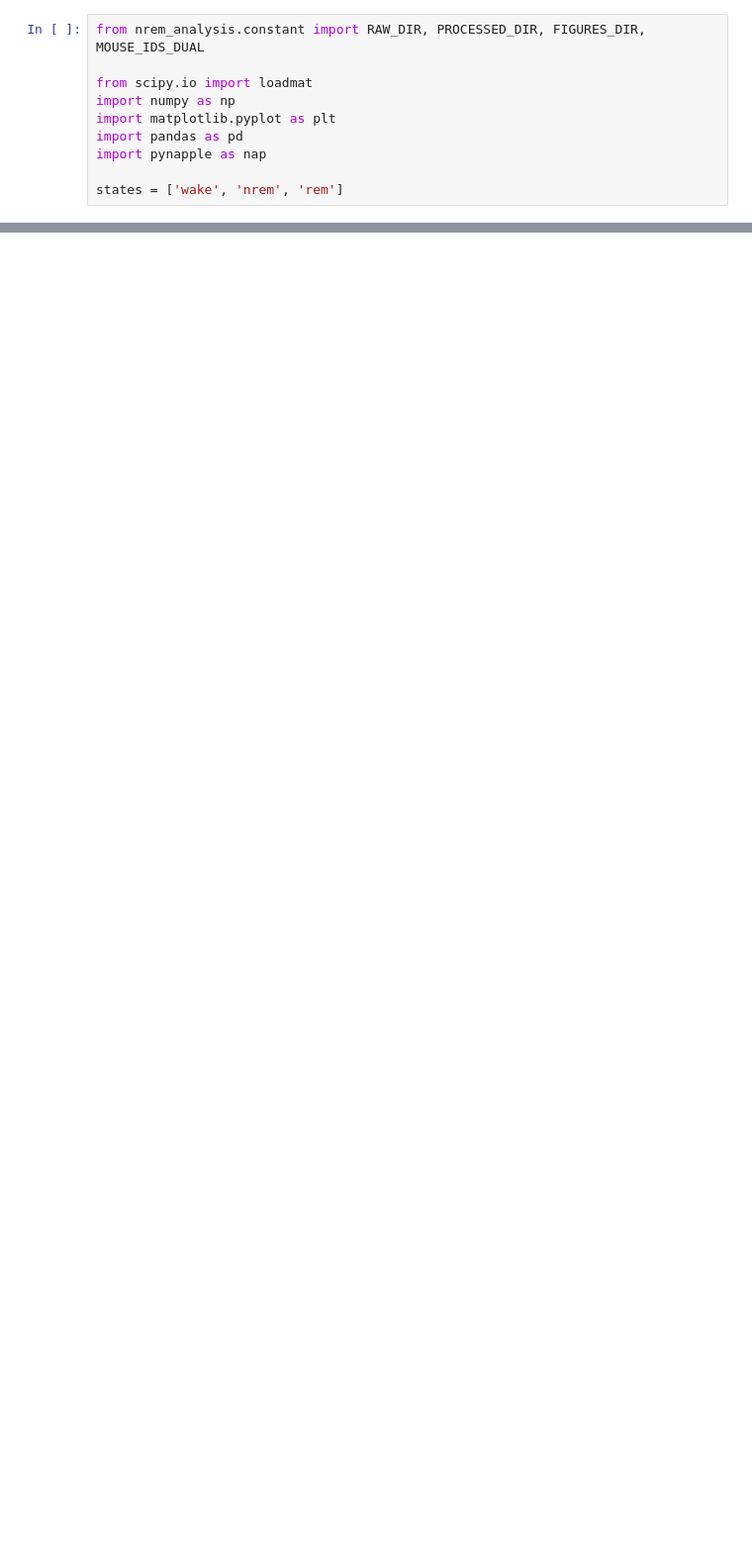
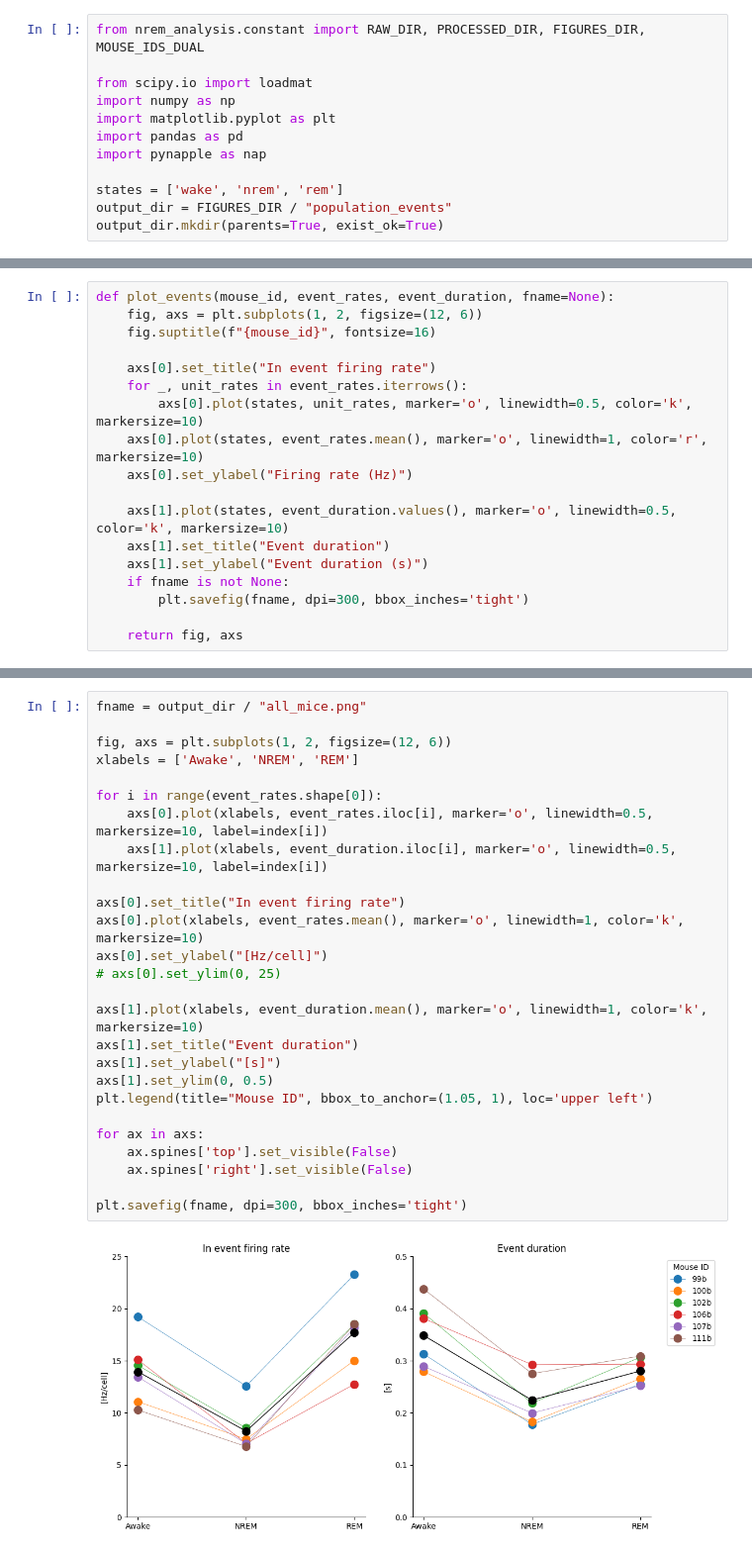
Before and after one commit to Senzai-Lab/nrem_analysis, a Jupyter notebook: notebooks/dual_recordings/population_events.ipynb, the cells around one changed output, grey strips where cells are left out. Shown at 99% size. Saved outputs shown, nothing was run; the diff lists cells and outputs as text; blank space fills up the shorter version.

Commit message:
in event, inter event

```diff
--- a/notebooks/dual_recordings/population_events.ipynb
+++ b/notebooks/dual_recordings/population_events.ipynb
@@ -8,3 +8,5 @@ import pandas as pd
 import pynapple as nap
 
 states = ['wake', 'nrem', 'rem']
+output_dir = FIGURES_DIR / "population_events"
+output_dir.mkdir(parents=True, exist_ok=True)
@@ -137,0 +17,18 @@ for state, population_events in all_population_events.items():
+# %%
+def plot_events(mouse_id, event_rates, event_duration, fname=None):
+    fig, axs = plt.subplots(1, 2, figsize=(12, 6))
+    fig.suptitle(f"{mouse_id}", fontsize=16)
+
+    axs[0].set_title("In event firing rate")
+    for _, unit_rates in event_rates.iterrows():
+        axs[0].plot(states, unit_rates, marker='o', linewidth=0.5, color='k', markersize=10)
+    axs[0].plot(states, event_rates.mean(), marker='o', linewidth=1, color='r', markersize=10)
+    axs[0].set_ylabel("Firing rate (Hz)")
+
+    axs[1].plot(states, event_duration.values(), marker='o', linewidth=0.5, color='k', markersize=10)
+    axs[1].set_title("Event duration")
+    axs[1].set_ylabel("Event duration (s)")
+    if fname is not None:
+        plt.savefig(fname, dpi=300, bbox_inches='tight')
+
+    return fig, axs
@@ -137,0 +149,28 @@ for state, population_events in all_population_events.items():
+# %%
+fname = output_dir / "all_mice.png"
+
+fig, axs = plt.subplots(1, 2, figsize=(12, 6))
+xlabels = ['Awake', 'NREM', 'REM']
+
+for i in range(event_rates.shape[0]):
+    axs[0].plot(xlabels, event_rates.iloc[i], marker='o', linewidth=0.5,  markersize=10, label=index[i])
+    axs[1].plot(xlabels, event_duration.iloc[i], marker='o', linewidth=0.5, markersize=10, label=index[i])
+
+axs[0].set_title("In event firing rate")
+axs[0].plot(xlabels, event_rates.mean(), marker='o', linewidth=1, color='k', markersize=10)
+axs[0].set_ylabel("[Hz/cell]")
+# axs[0].set_ylim(0, 25)
+
+axs[1].plot(xlabels, event_duration.mean(), marker='o', linewidth=1, color='k', markersize=10)
+axs[1].set_title("Event duration")
+axs[1].set_ylabel("[s]")
+axs[1].set_ylim(0, 0.5)
+plt.legend(title="Mouse ID", bbox_to_anchor=(1.05, 1), loc='upper left')
+
+for ax in axs:
+    ax.spines['top'].set_visible(False)
+    ax.spines['right'].set_visible(False)
+
+plt.savefig(fname, dpi=300, bbox_inches='tight')
+# %% [output]
+[figure, added]
```
Also changed, not shown: parts of 18 cells of this notebook.
